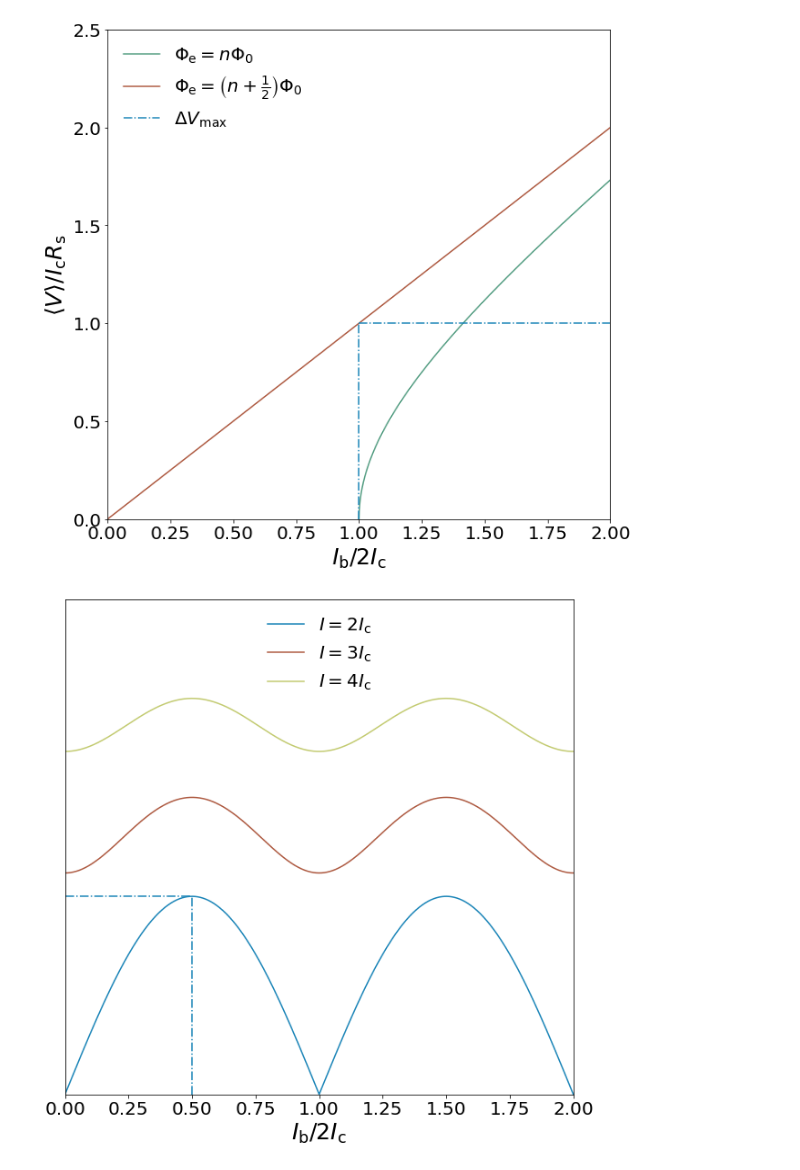
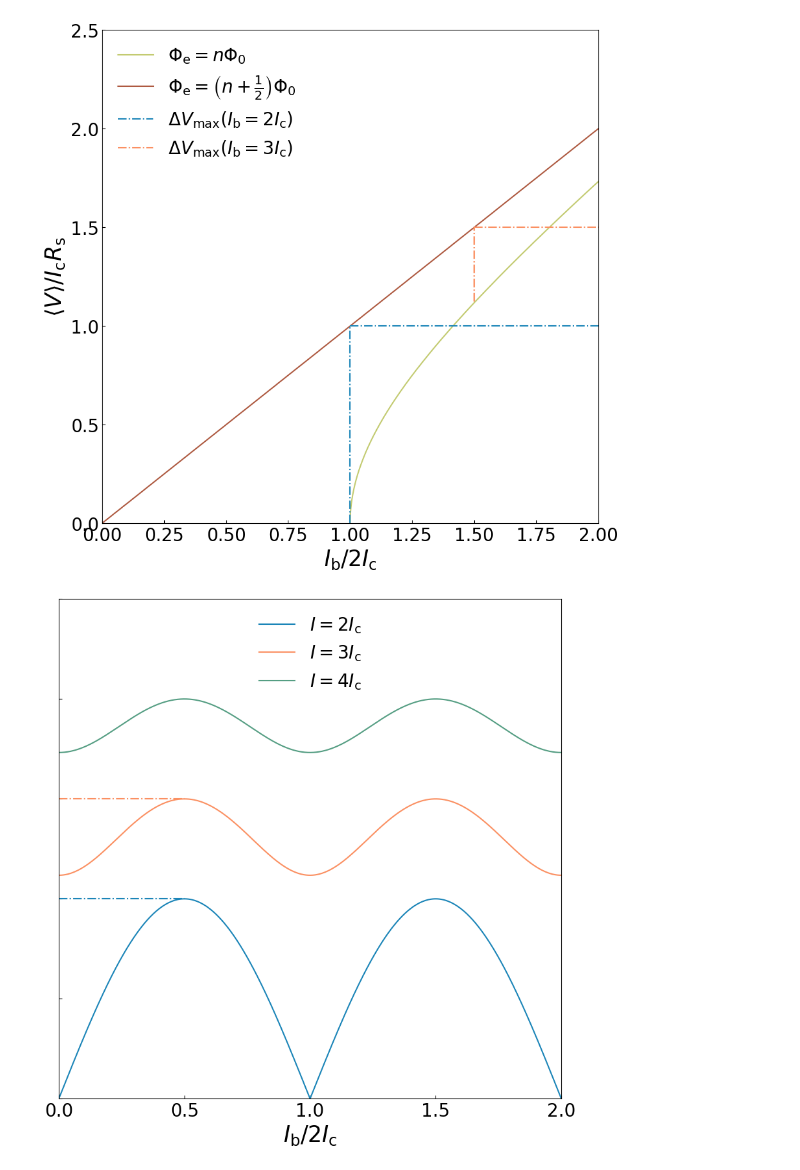
Before and after one commit to nkahne/Master-Thesis, a Jupyter notebook: Figures/literature_plots.ipynb, the cells around one changed output. Cells and saved outputs as stored; diff of their text form; code cells hidden in the pictures.

```diff
--- a/Figures/literature_plots.ipynb
+++ b/Figures/literature_plots.ipynb
@@ -17,15 +17,18 @@ plt.rcParams['axes.labelsize'] = 25
 plt.rcParams['font.size'] = 30
 plt.rcParams['xtick.labelsize'] = 20
 plt.rcParams['ytick.labelsize'] = 20
+plt.rcParams['ytick.direction'] = 'in'
+plt.rcParams['xtick.direction'] = 'in'
+plt.rcParams['legend.frameon'] = False
 #plt.rcParams['font.family'] = 'serif'
 #plt.rcParams['font.serif'] = ['Computer Modern Roman']
 # Specify the path to the Computer Modern font file on your system
-cm_font_path = 'H:\.cache\matplotlib\computer-modern\cmunbi.ttf'
+#cm_font_path = 'H:\.cache\matplotlib\computer-modern\cmunbi.ttf'
 
 # Check if the specified font file exists
-if fm.findfont('Computer Modern Roman', fontext='ttf') is None:
-    plt.rcParams['font.family'] = 'serif'
-    plt.rcParams['font.serif'] = ['Computer Modern Roman']
+#if fm.findfont('Computer Modern Roman', fontext='ttf') is None:
+    #plt.rcParams['font.family'] = 'serif'
+    #plt.rcParams['font.serif'] = ['Computer Modern Roman']
 # %%
 #fraunhofer
 
@@ -131,35 +134,40 @@ Rs = 6
 def IV(x,phi_e):
         return Ic*Rs*np.sqrt((x/(2*Ic))**2-np.round(np.cos(np.pi*phi_e/phi_0), decimals=10)**2)
 f, ax = plt.subplots()
-ax.plot((I+2*Ic)/(2*Ic),IV(I+2*Ic,phi_0)/(Ic*Rs), color='#559e83', label=r'$\Phi_{\rm e}=n\Phi_0$')
+ax.plot((I+2*Ic)/(2*Ic),IV(I+2*Ic,phi_0)/(Ic*Rs), color='#c3cb71', label=r'$\Phi_{\rm e}=n\Phi_0$')
 ax.plot(I/(2*Ic),IV(I,0.5*phi_0)/(Ic*Rs), color='#ae5a41', label=r'$\Phi_{\rm e}=\left(n+\frac{1}{2}\right)\Phi_0$')
 ax.set_ylim(0,2.5)
 ax.set_xlim(0,2)
 ax.set_ylabel(r'$\langle V \rangle / I_{\rm c}R_{\rm s}$')
 ax.set_xlabel(r'$I_{\rm b} / 2I_{\rm c}$')
-ax.axvline(x=1, ymin=0, ymax=0.4, label=r'$\Delta V_{\rm max}$', ls='-.', c='#1b85b8')
+ax.axvline(x=1, ymin=0, ymax=0.4, label=r'$\Delta V_{\rm max}(I_{\rm b}=2I_{\rm c})$', ls='-.', c='#1b85b8')
 ax.axhline(y=1, xmin=0.5, xmax=1, ls='-.', c='#1b85b8')
-ax.legend(frameon=False)
+ax.axvline(x=1.5, ymin=0.45, ymax=0.6, label=r'$\Delta V_{\rm max}(I_{\rm b}=3I_{\rm c})$', ls='-.', c='#fb9062')
+ax.axhline(y=1.5, xmin=0.75, xmax=1, ls='-.', c='#fb9062')
+ax.legend(loc='upper left')
 plt.savefig('IV.pdf')
 plt.show()
 # %% [output]
-[figure, old version]
+[figure, new version]
 # %%
 f, ax = plt.subplots()
 ax.plot(phi/phi_0,IV(2*Ic,phi)/(Ic*Rs), color='#1b85b8', label=r'$I=2I_{\rm c}$')
-ax.plot(phi/phi_0,IV(3*Ic,phi)/(Ic*Rs), color='#ae5a41', label=r'$I=3I_{\rm c}$')
-ax.plot(phi/phi_0,IV(4*Ic,phi)/(Ic*Rs), color='#c3cb71', label=r'$I=4I_{\rm c}$')
+ax.plot(phi/phi_0,IV(3*Ic,phi)/(Ic*Rs), color='#fb9062', label=r'$I=3I_{\rm c}$')
+ax.plot(phi/phi_0,IV(4*Ic,phi)/(Ic*Rs), color='#559e83', label=r'$I=4I_{\rm c}$')
 
 ax.set_ylim(0,2.5)
 ax.set_xlim(0,2)
-ax.set_yticks([])
+#ax.set_yticks([])
+plt.tick_params(axis='y', which='both', bottom=False, top=False, left=True, right=False, labelbottom=False, labelleft=False)
+plt.xticks(np.arange(0,2.5,0.5))
 #ax.set_ylabel(r'$\langle V \rangle / I_{\rm c}R_{\rm s}$')
 ax.set_xlabel(r'$I_{\rm b} / 2I_{\rm c}$')
-ax.axvline(x=0.5, ymin=0, ymax=0.4, ls='-.', c='#1b85b8')
+#ax.axvline(x=0.5, ymin=0, ymax=0.4, ls='-.', c='#1b85b8')
 ax.axhline(y=1, xmin=0, xmax=0.25, ls='-.', c='#1b85b8')
-ax.legend(frameon=False)
+ax.axhline(y=1.5, xmin=0, xmax=0.25, ls='-.', c='#fb9062')
+ax.legend(loc='upper center')
 plt.savefig('VPhi.pdf')
 plt.show()
 # %% [output]
-[figure, old version]
+[figure, new version]
 # %%
```
Also changed, not shown: parts of 13 cells of this notebook, 14 other files.
